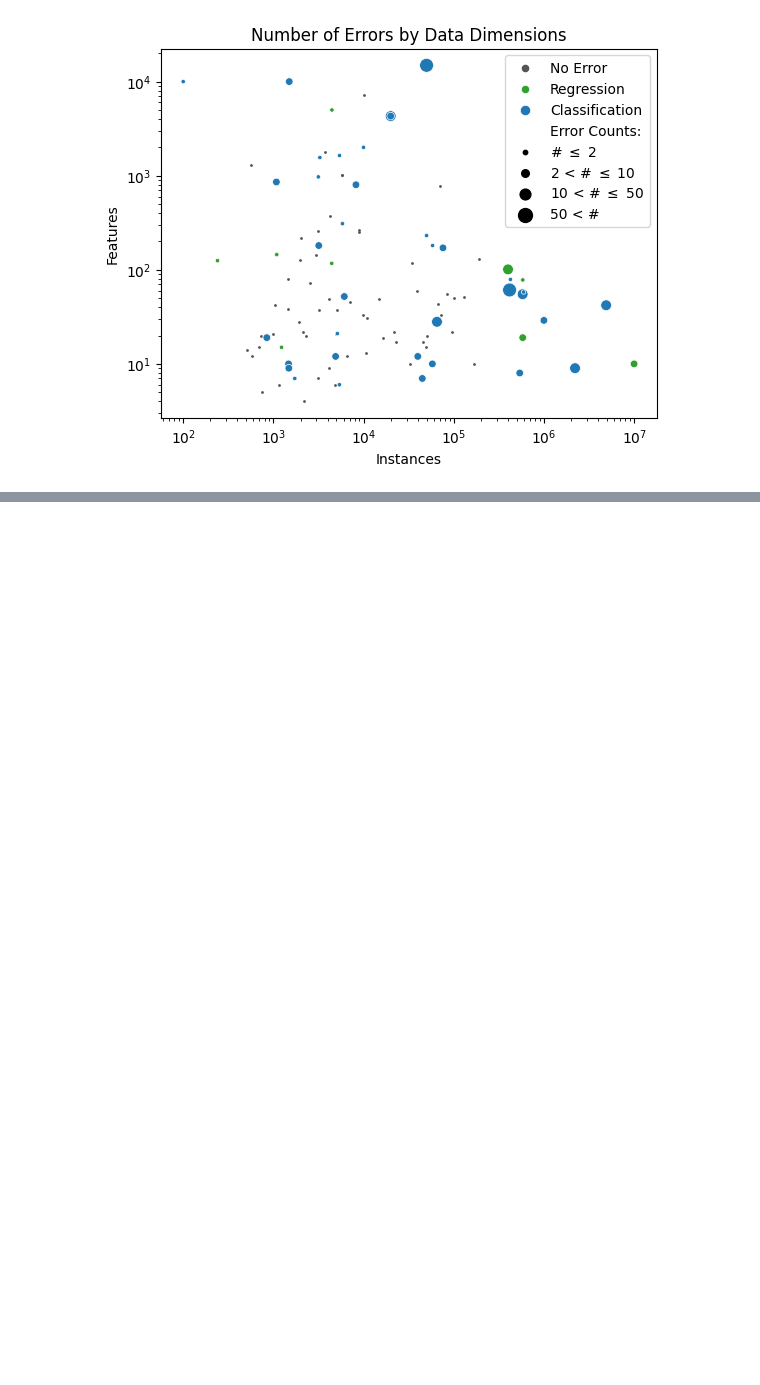
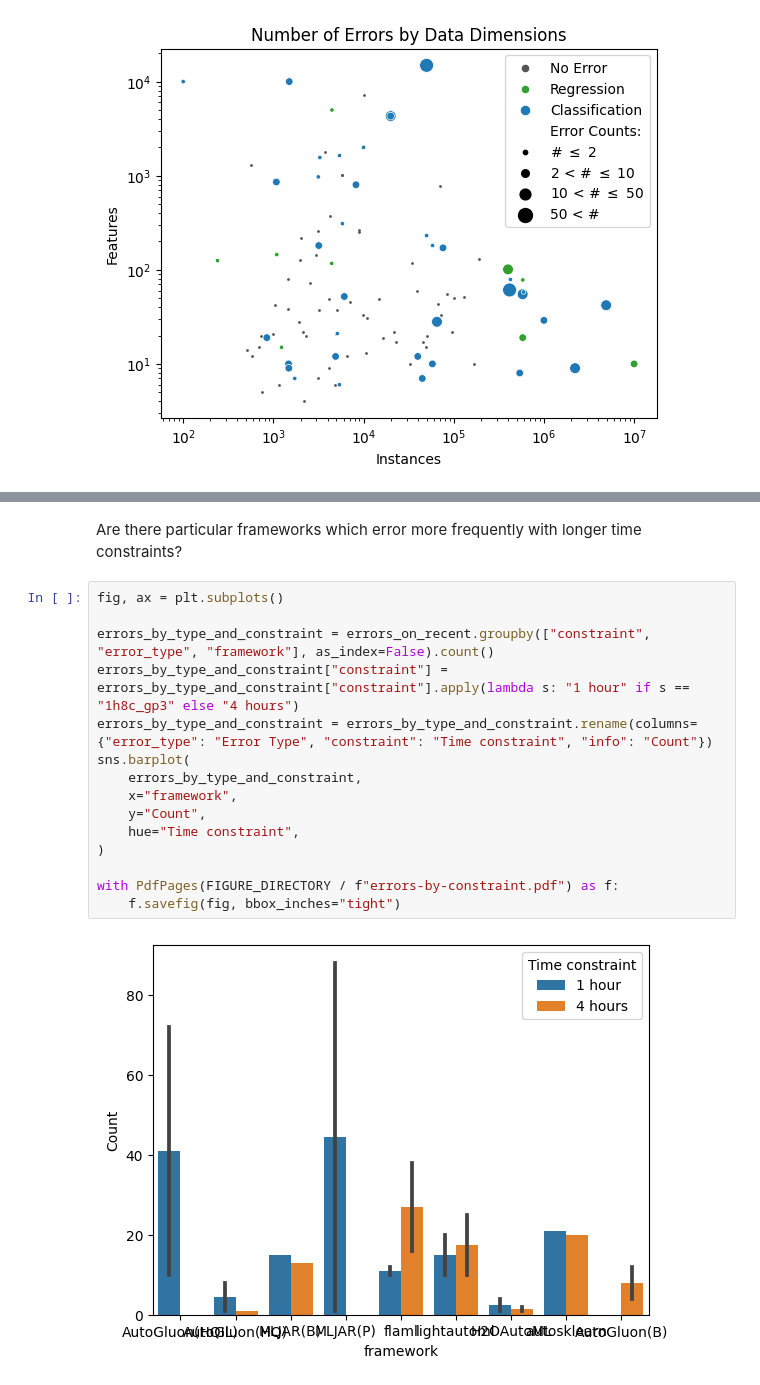
Before and after one commit to PGijsbers/amlb-results, a Jupyter notebook: notebooks/error_visualization.ipynb, the cells around one changed output, grey strips where cells are left out. Saved outputs shown, nothing was run; the diff lists cells and outputs as text; blank space fills up the shorter version.

```diff
--- a/notebooks/error_visualization.ipynb
+++ b/notebooks/error_visualization.ipynb
@@ -254,0 +300,19 @@ with PdfPages(FIGURE_DIRECTORY / f"errors-by-data-1h8c_gp3.pdf") as f:
+# %% [markdown]
+ Are there particular frameworks which error more frequently with longer time constraints?
+# %%
+fig, ax = plt.subplots()
+
+errors_by_type_and_constraint = errors_on_recent.groupby(["constraint", "error_type", "framework"], as_index=False).count()
+errors_by_type_and_constraint["constraint"] = errors_by_type_and_constraint["constraint"].apply(lambda s: "1 hour" if s == "1h8c_gp3" else "4 hours")
+errors_by_type_and_constraint = errors_by_type_and_constraint.rename(columns={"error_type": "Error Type", "constraint": "Time constraint", "info": "Count"})
+sns.barplot(
+    errors_by_type_and_constraint,
+    x="framework",
+    y="Count",
+    hue="Time constraint",
+)
+
+with PdfPages(FIGURE_DIRECTORY / f"errors-by-constraint.pdf") as f:
+    f.savefig(fig, bbox_inches="tight")
+# %% [output]
+[figure, added]
```
Also changed, not shown: parts of 10 cells of this notebook, 1 other file.
